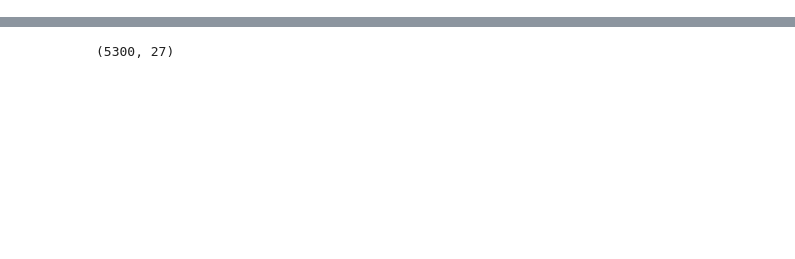
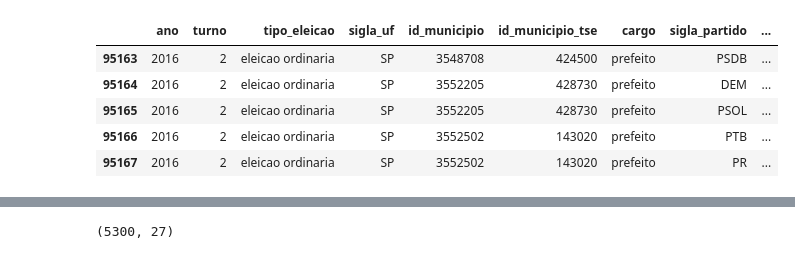
Before and after one commit to aulichney/Deforestation, a Jupyter notebook: CandPrefeitoDataProcessingNew.ipynb, the cells around one changed output, grey strips where cells are left out. Saved outputs shown, nothing was run; the diff lists cells and outputs as text; code cells hidden in the pictures; blank space fills up the shorter version.

```diff
--- a/CandPrefeitoDataProcessingNew.ipynb
+++ b/CandPrefeitoDataProcessingNew.ipynb
@@ -38,3 +62,12 @@ vote = vote.reset_index(drop = True)
+# %%
+vote.tail()
+# %% [output]
+|  | ano | turno | tipo_eleicao | sigla_uf | id_municipio | id_municipio_tse | cargo | sigla_partido | ... |
+| 95163 | 2016 | 2 | eleicao ordinaria | SP | 3548708 | 424500 | prefeito | PSDB | ... |
+| 95164 | 2016 | 2 | eleicao ordinaria | SP | 3552205 | 428730 | prefeito | DEM | ... |
+| 95165 | 2016 | 2 | eleicao ordinaria | SP | 3552205 | 428730 | prefeito | PSOL | ... |
+| 95166 | 2016 | 2 | eleicao ordinaria | SP | 3552502 | 143020 | prefeito | PTB | ... |
+| 95167 | 2016 | 2 | eleicao ordinaria | SP | 3552502 | 143020 | prefeito | PR | ... |
 # %%
 #for 1996 we need the winners and then we need to find these winners in 2000.
 #we need to know if they won in 1996 and then in 2000 because then the seat is limited in 2004
```
Also changed, not shown: parts of 36 cells of this notebook.
